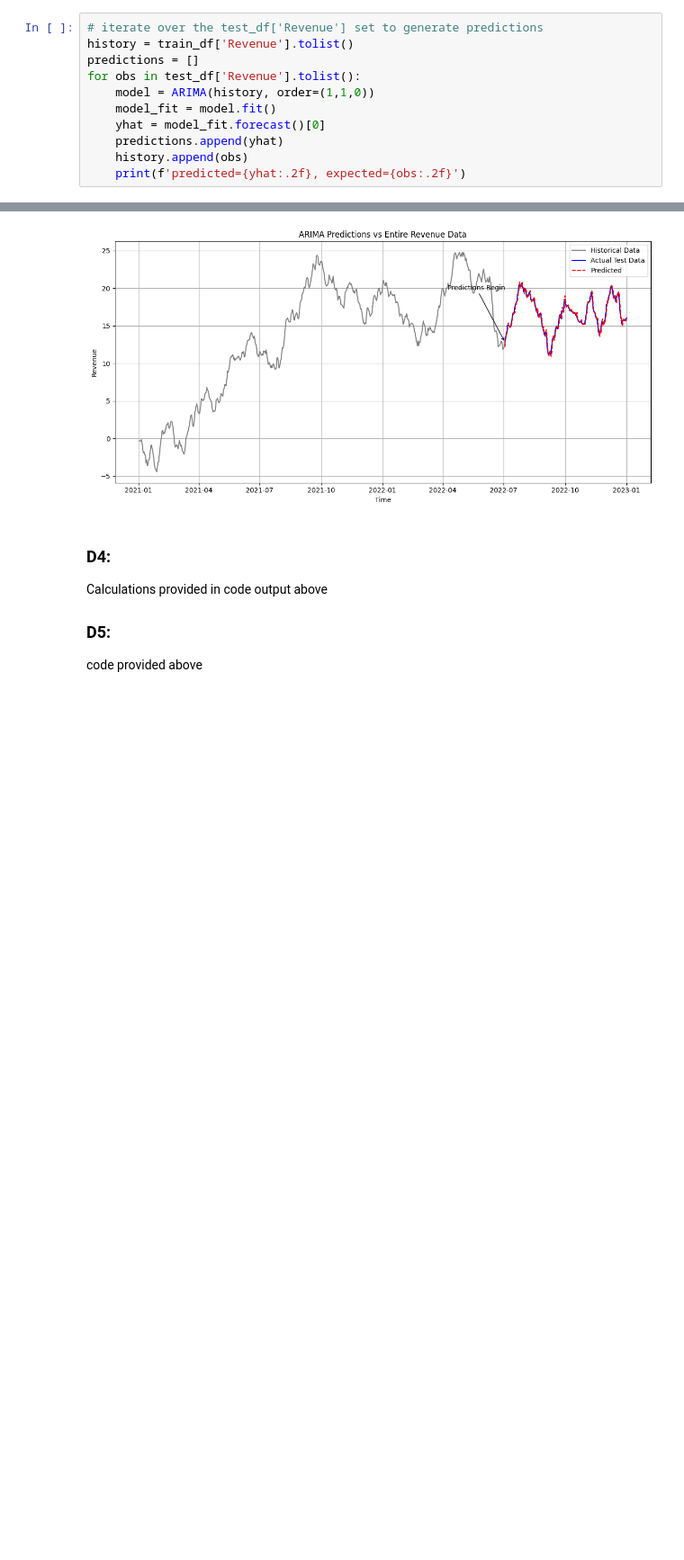
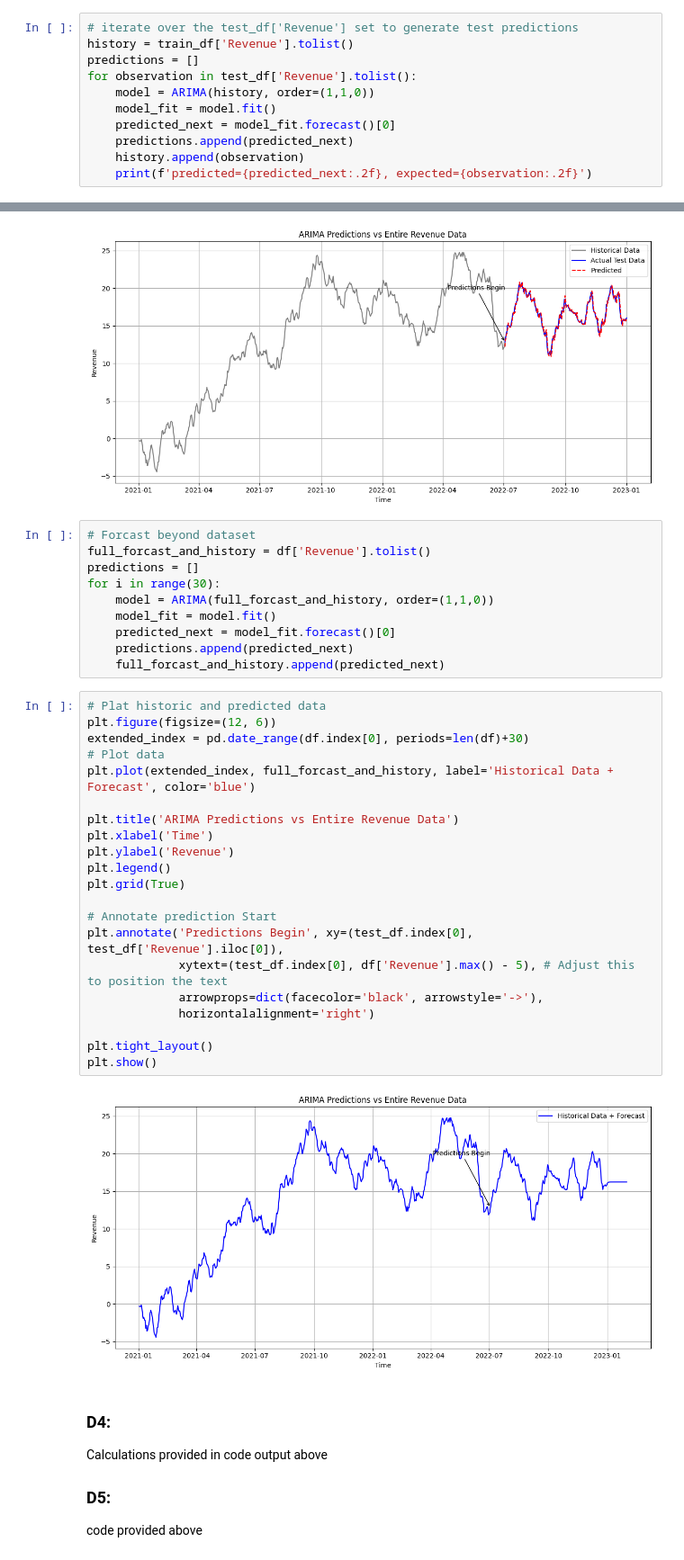
Before and after one commit to colemalphrus/D213, a Jupyter notebook: d213_1.ipynb, the cells around one changed output, grey strips where cells are left out. Shown at 90% size. Saved outputs shown, nothing was run; the diff lists cells and outputs as text; blank space fills up the shorter version.

Commit message:
Part 5 Start

```diff
--- a/d213_1.ipynb
+++ b/d213_1.ipynb
@@ -323,16 +323,16 @@ Selected Values: p=1 d=1 q=0
 # %% [markdown]
 ### D3: Forecasting
 # %%
-# iterate over the test_df['Revenue'] set to generate predictions
+# iterate over the test_df['Revenue'] set to generate test predictions
 history = train_df['Revenue'].tolist()
 predictions = []
-for obs in test_df['Revenue'].tolist():
+for observation in test_df['Revenue'].tolist():
     model = ARIMA(history, order=(1,1,0))
     model_fit = model.fit()
-    yhat = model_fit.forecast()[0]
-    predictions.append(yhat)
-    history.append(obs)
-    print(f'predicted={yhat:.2f}, expected={obs:.2f}')
+    predicted_next = model_fit.forecast()[0]
+    predictions.append(predicted_next)
+    history.append(observation)
+    print(f'predicted={predicted_next:.2f}, expected={observation:.2f}')
 # %% [output]
 predicted=12.23, expected=12.85
 predicted=13.13, expected=13.44
@@ -403,6 +403,39 @@ plt.tight_layout()
 plt.show()
 # %% [output]
 [figure]
+# %%
+# Forcast beyond dataset
+full_forcast_and_history = df['Revenue'].tolist()
+predictions = []
+for i in range(30):
+    model = ARIMA(full_forcast_and_history, order=(1,1,0))
+    model_fit = model.fit()
+    predicted_next = model_fit.forecast()[0]
+    predictions.append(predicted_next)
+    full_forcast_and_history.append(predicted_next)
+# %%
+# Plat historic and predicted data
+plt.figure(figsize=(12, 6))
+extended_index = pd.date_range(df.index[0], periods=len(df)+30)
+# Plot data
+plt.plot(extended_index, full_forcast_and_history, label='Historical Data + Forecast', color='blue')
+
+plt.title('ARIMA Predictions vs Entire Revenue Data')
+plt.xlabel('Time')
+plt.ylabel('Revenue')
+plt.legend()
+plt.grid(True)
+
+# Annotate prediction Start
+plt.annotate('Predictions Begin', xy=(test_df.index[0], test_df['Revenue'].iloc[0]),
+             xytext=(test_df.index[0], df['Revenue'].max() - 5), # Adjust this to position the text
+             arrowprops=dict(facecolor='black', arrowstyle='->'),
+             horizontalalignment='right')
+
+plt.tight_layout()
+plt.show()
+# %% [output]
+[figure, added]
 # %% [markdown]
 ### D4:
 Calculations provided in code output above
```
Also changed, not shown: parts of 4 cells of this notebook.
